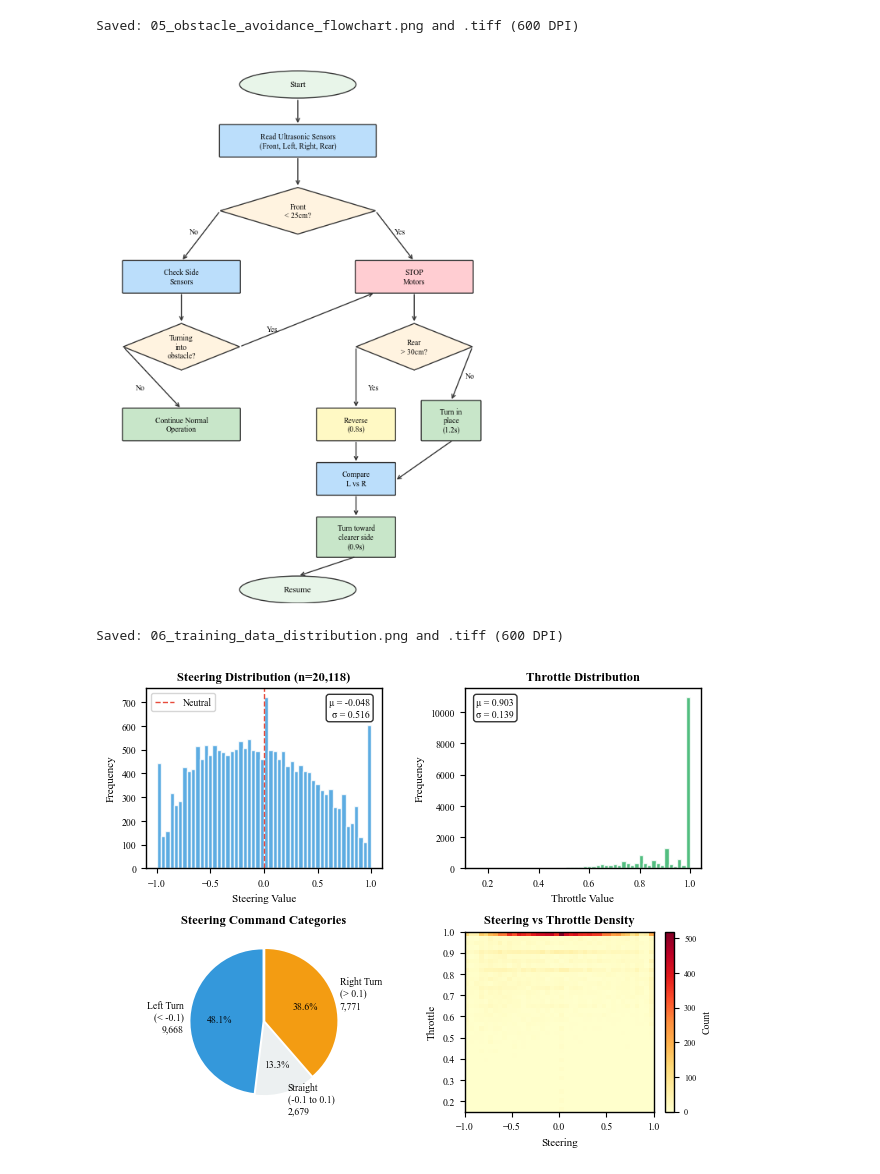
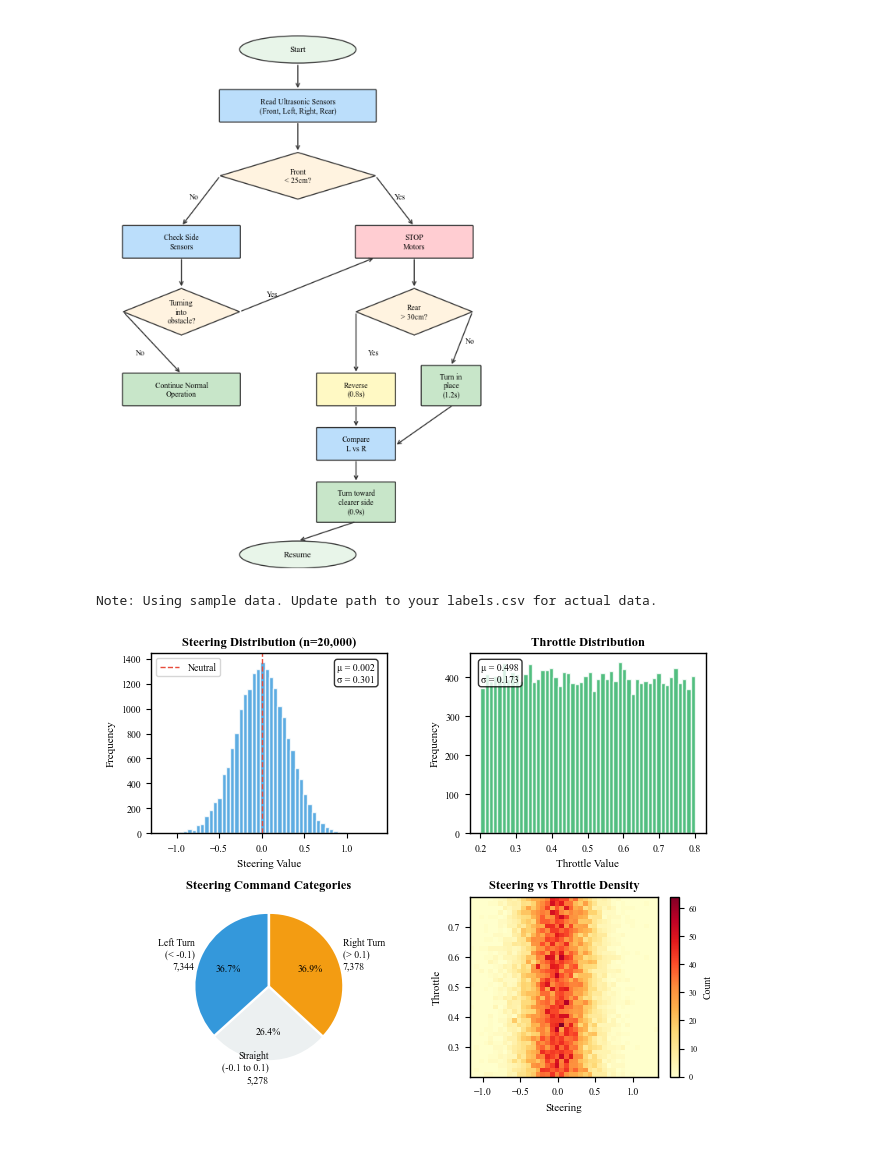
Before and after one commit to h01t/picar-autonomous, a Jupyter notebook: docs/diagrams_ieee.ipynb, the cells around one changed output. Saved outputs shown, nothing was run; the diff lists cells and outputs as text; code cells hidden in the pictures.

```diff
--- a/docs/diagrams_ieee.ipynb
+++ b/docs/diagrams_ieee.ipynb
@@ -595,15 +572,9 @@ ax.annotate('', xy=(7.5, 3.15), xytext=(9, 4.2), arrowprops=dict(arrowstyle='->'
 
 plt.tight_layout(pad=0.1)
 
-plt.savefig('bleja/05_obstacle_avoidance_flowchart.png', dpi=600, bbox_inches='tight',
+plt.savefig('exports/png/05_obstacle_avoidance_flowchart.png', dpi=600, bbox_inches='tight',
             pad_inches=0.02, facecolor='white', edgecolor='none', format='png')
-plt.savefig('bleja/05_obstacle_avoidance_flowchart.tiff', dpi=600, bbox_inches='tight',
-            pad_inches=0.02, facecolor='white', edgecolor='none', format='tiff')
-
-print('Saved: 05_obstacle_avoidance_flowchart.png and .tiff (600 DPI)')
-plt.show()
 # %% [output]
-Saved: 05_obstacle_avoidance_flowchart.png and .tiff (600 DPI)
 [figure]
 # %%
 #!/usr/bin/env python3
@@ -679,41 +650,36 @@ ax3 = fig.add_subplot(gs[1, 0])
 left = len(df[df['steering'] < -0.1])
 straight = len(df[(df['steering'] >= -0.1) & (df['steering'] <= 0.1)])
 right = len(df[df['steering'] > 0.1])
 
 sizes = [left, straight, right]
 labels = [f'Left Turn\n(< -0.1)\n{left:,}',
           f'Straight\n(-0.1 to 0.1)\n{straight:,}',
           f'Right Turn\n(> 0.1)\n{right:,}']
 colors_pie = ['#3498DB', '#ECF0F1', '#F39C12']
 explode = (0.02, 0.02, 0.02)
 
 ax3.pie(sizes, explode=explode, labels=labels, colors=colors_pie, autopct='%1.1f%%',
         shadow=False, startangle=90, textprops={'fontsize': 7, 'family': 'serif'})
 ax3.set_title('Steering Command Categories', fontsize=9, fontweight='bold', family='serif')
 
 # 4. 2D Density Plot (Steering vs Throttle)
 ax4 = fig.add_subplot(gs[1, 1])
 h = ax4.hist2d(df['steering'], df['throttle'], bins=40, cmap='YlOrRd')
 cbar = plt.colorbar(h[3], ax=ax4)
 cbar.set_label('Count', fontsize=7, family='serif')
 cbar.ax.tick_params(labelsize=6)
 ax4.set_xlabel('Steering', fontsize=8, family='serif')
 ax4.set_ylabel('Throttle', fontsize=8, family='serif')
 ax4.set_title('Steering vs Throttle Density', fontsize=9, fontweight='bold', family='serif')
 ax4.tick_params(labelsize=7)
 
 plt.tight_layout(pad=0.5)
 
-plt.savefig('bleja/06_training_data_distribution.png', dpi=600, bbox_inches='tight',
+plt.savefig('exports/png/06_training_data_distribution.png', dpi=600, bbox_inches='tight',
             pad_inches=0.02, facecolor='white', edgecolor='none', format='png')
-plt.savefig('bleja/06_training_data_distribution.tiff', dpi=600, bbox_inches='tight',
-            pad_inches=0.02, facecolor='white', edgecolor='none', format='tiff')
-
-print('Saved: 06_training_data_distribution.png and .tiff (600 DPI)')
-plt.show()
 # %% [output]
-Saved: 06_training_data_distribution.png and .tiff (600 DPI)
+Note: Using sample data. Update path to your labels.csv for actual data.
-[figure, old version]
+[figure, new version]
 # %%
 #!/usr/bin/env python3
 """
```
Also changed, not shown: parts of 14 cells of this notebook, 29 other files.
